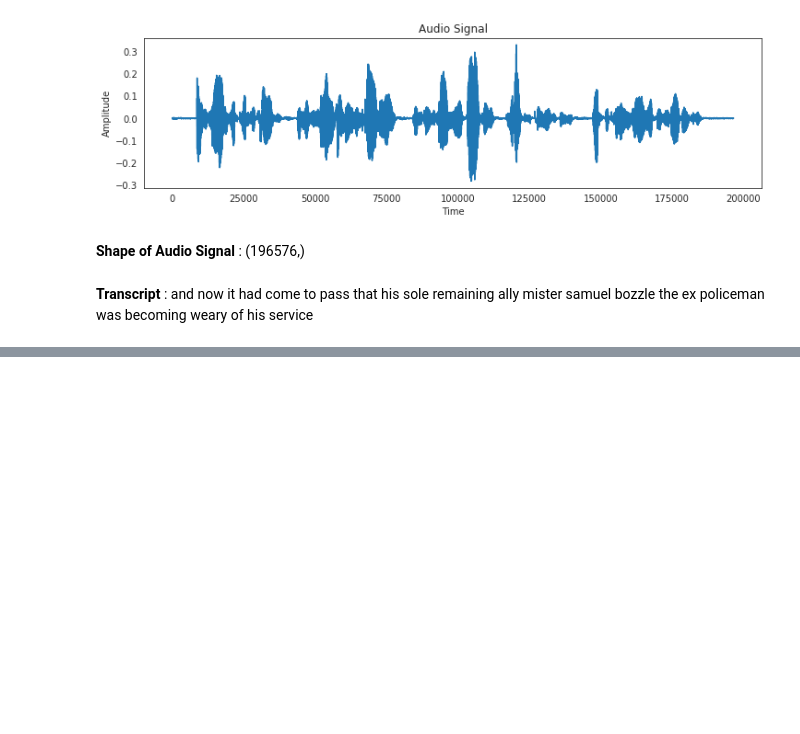
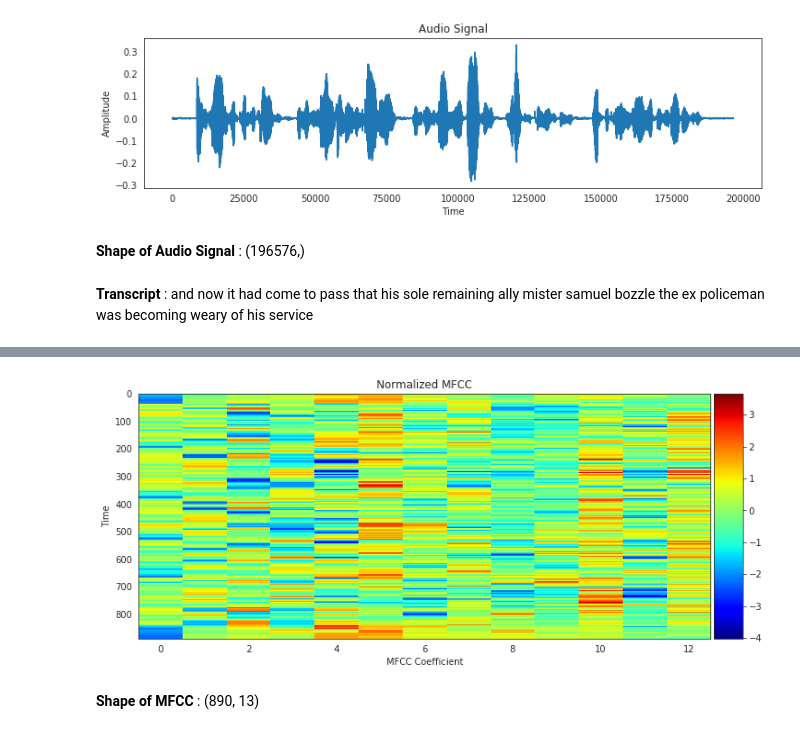
Before and after one commit to lordtt13/automatic-speech-recognition, a Jupyter notebook: Continous-Speech-Recognition/main.ipynb, the cells around one changed output, grey strips where cells are left out. Drawn from its saved outputs; the diff is of its cells as text; code cells hidden in the pictures; blank space fills up the shorter version.

```diff
--- a/Continous-Speech-Recognition/main.ipynb
+++ b/Continous-Speech-Recognition/main.ipynb
@@ -83,0 +111,8 @@ Audio(vis_audio_path)
+# %%
+plot_mfcc_feature(vis_mfcc_feature)
+# %% [output]
+[figure, added]
+# %%
+display(Markdown('**Shape of MFCC** : ' + str(vis_mfcc_feature.shape)))
+# %% [output]
+**Shape of MFCC** : (890, 13)
```
Also changed, not shown: parts of 5 cells of this notebook.
